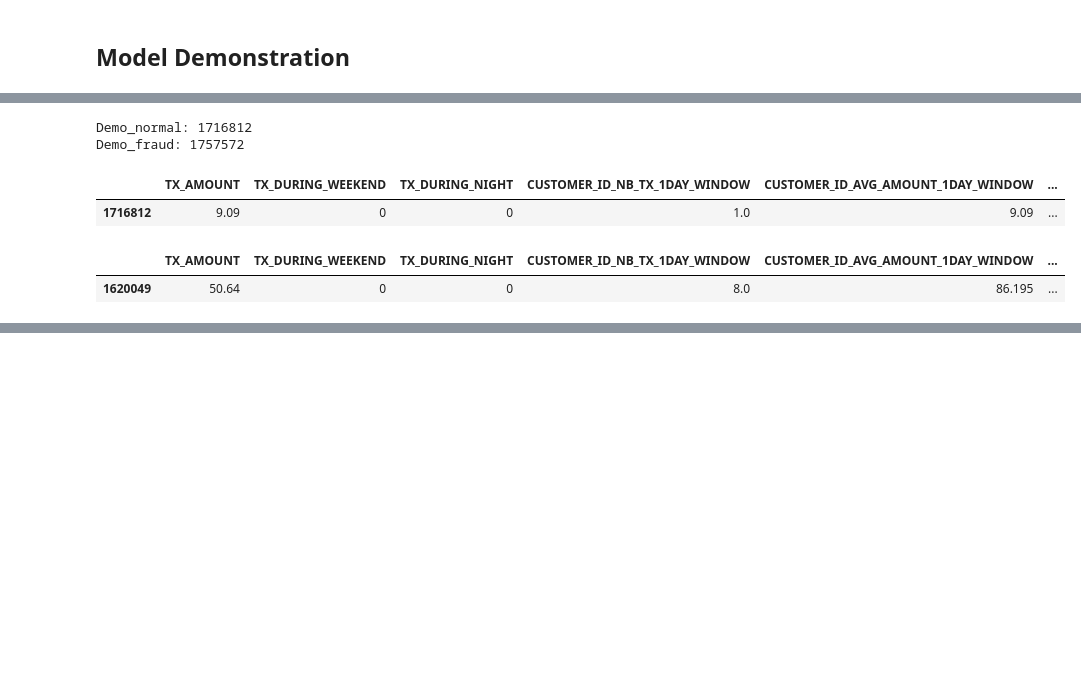
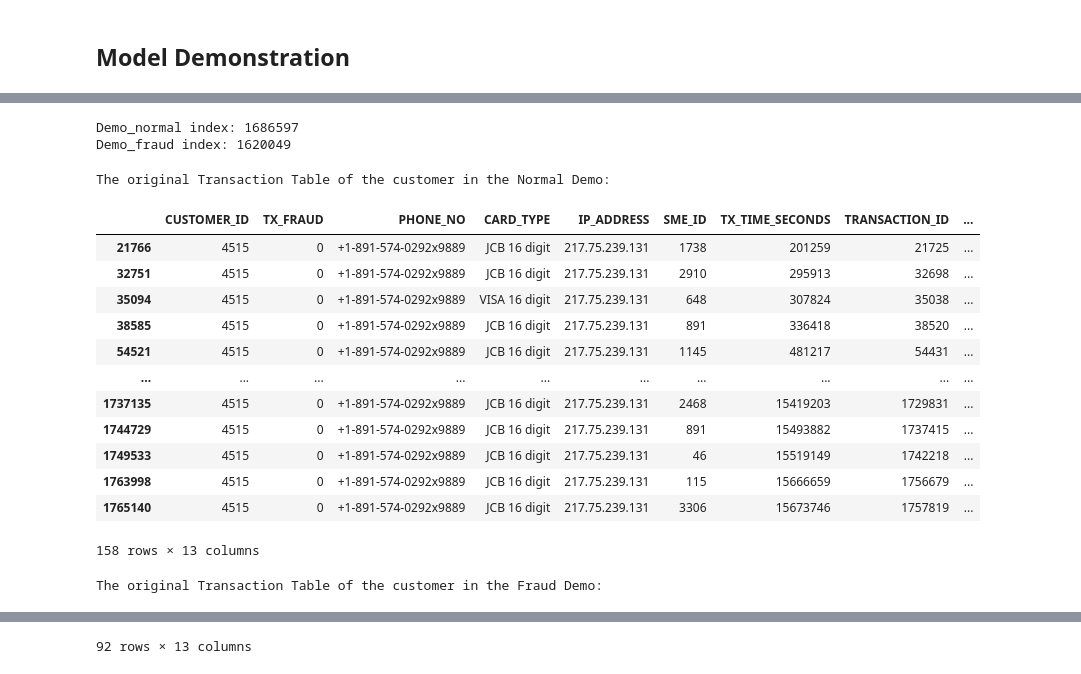
Before and after one commit to Ashetoto/Fraud-Detection, a Jupyter notebook: Demo.ipynb, the cells around one changed output, grey strips where cells are left out. Drawn from its saved outputs; the diff is of its cells as text; code cells hidden in the pictures; blank space fills up the shorter version.

```diff
--- a/Demo.ipynb
+++ b/Demo.ipynb
@@ -36,0 +25,4 @@ input_features=['TX_AMOUNT','TX_DURING_WEEKEND', 'TX_DURING_NIGHT', 'CUSTOMER_ID
+# %%
+original_ds_features = list(set(transactions_xgb.columns.to_list())-set(input_features))
+original_ds = transactions_xgb[original_ds_features]
+original_ds['TX_AMOUNT'] = transactions_xgb['TX_AMOUNT']
@@ -193,25 +316,40 @@ y_test = y_train.loc[idxP]
 # %%
 from random import sample
 
-# Demo_normal = 1732038
-Demo_normal = sample(y_test[y_test==0].index.to_list(),1)[0]
-print('Demo_normal:',Demo_normal)
+Demo_normal = 1686597
+# Demo_normal = sample(y_test[y_test==0].index.to_list(),1)[0]
+print('Demo_normal index:',Demo_normal)
 
-#Demo_fraud = 1620049
-Demo_fraud = sample(y_test[y_test==1].index.to_list(),1)[0]
-print('Demo_fraud:',Demo_fraud)
+Demo_fraud = 1620049
+# Demo_fraud = sample(y_test[y_test==1].index.to_list(),1)[0]
+print('Demo_fraud index:',Demo_fraud)
 
 # Demo_pred_error = 1658330
 # %% [output]
-Demo_normal: 1716812
-Demo_fraud: 1757572
+Demo_normal index: 1686597
+Demo_fraud index: 1620049
-# %%
-X_test.loc[[Demo_normal]]
-# %% [output]
-|  | TX_AMOUNT | TX_DURING_WEEKEND | TX_DURING_NIGHT | CUSTOMER_ID_NB_TX_1DAY_WINDOW | CUSTOMER_ID_AVG_AMOUNT_1DAY_WINDOW | ... |
-| 1716812 | 9.09 | 0 | 0 | 1.0 | 9.09 | ... |
 # %%
-X_test.loc[[1620049]]
+# Give an original view of the transaction before transformed
+get_Demo_CUSTOMER_ID = lambda x: int(original_ds[original_ds.index == x]['CUSTOMER_ID'].values)
+
+print('The original Transaction Table of the customer in the Normal Demo:')
+display(original_ds[original_ds.CUSTOMER_ID == get_Demo_CUSTOMER_ID(Demo_normal)])
+
+print('\n\nThe original Transaction Table of the customer in the Fraud Demo:')
+display(original_ds[original_ds.CUSTOMER_ID == get_Demo_CUSTOMER_ID(Demo_fraud)])
 # %% [output]
+The original Transaction Table of the customer in the Normal Demo:
-|  | TX_AMOUNT | TX_DURING_WEEKEND | TX_DURING_NIGHT | CUSTOMER_ID_NB_TX_1DAY_WINDOW | CUSTOMER_ID_AVG_AMOUNT_1DAY_WINDOW | ... |
-| 1620049 | 50.64 | 0 | 0 | 8.0 | 86.195 | ... |
+|  | CUSTOMER_ID | TX_FRAUD | PHONE_NO | CARD_TYPE | IP_ADDRESS | SME_ID | TX_TIME_SECONDS | TRANSACTION_ID | ... |
+| 21766 | 4515 | 0 | +1-891-574-0292x9889 | JCB 16 digit | 217.75.239.131 | 1738 | 201259 | 21725 | ... |
+| 32751 | 4515 | 0 | +1-891-574-0292x9889 | JCB 16 digit | 217.75.239.131 | 2910 | 295913 | 32698 | ... |
+| 35094 | 4515 | 0 | +1-891-574-0292x9889 | VISA 16 digit | 217.75.239.131 | 648 | 307824 | 35038 | ... |
+| 38585 | 4515 | 0 | +1-891-574-0292x9889 | JCB 16 digit | 217.75.239.131 | 891 | 336418 | 38520 | ... |
+| 54521 | 4515 | 0 | +1-891-574-0292x9889 | JCB 16 digit | 217.75.239.131 | 1145 | 481217 | 54431 | ... |
+| ... | ... | ... | ... | ... | ... | ... | ... | ... | ... |
+| 1737135 | 4515 | 0 | +1-891-574-0292x9889 | JCB 16 digit | 217.75.239.131 | 2468 | 15419203 | 1729831 | ... |
+| 1744729 | 4515 | 0 | +1-891-574-0292x9889 | JCB 16 digit | 217.75.239.131 | 891 | 15493882 | 1737415 | ... |
+| 1749533 | 4515 | 0 | +1-891-574-0292x9889 | JCB 16 digit | 217.75.239.131 | 46 | 15519149 | 1742218 | ... |
+| 1763998 | 4515 | 0 | +1-891-574-0292x9889 | JCB 16 digit | 217.75.239.131 | 115 | 15666659 | 1756679 | ... |
+| 1765140 | 4515 | 0 | +1-891-574-0292x9889 | JCB 16 digit | 217.75.239.131 | 3306 | 15673746 | 1757819 | ... |
+158 rows × 13 columns
+The original Transaction Table of the customer in the Fraud Demo:
@@ -217,0 +368 @@ X_test.loc[[1620049]]
+92 rows × 13 columns
```
Also changed, not shown: parts of 26 cells of this notebook.
